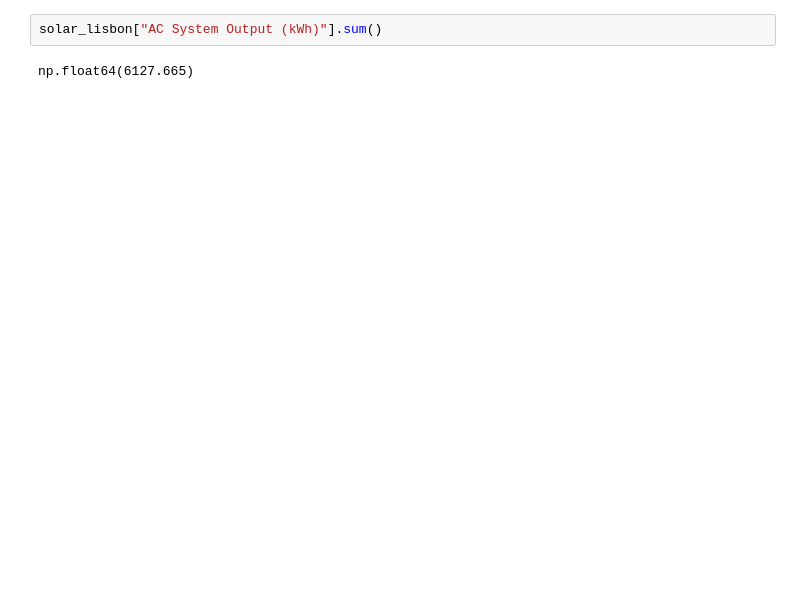
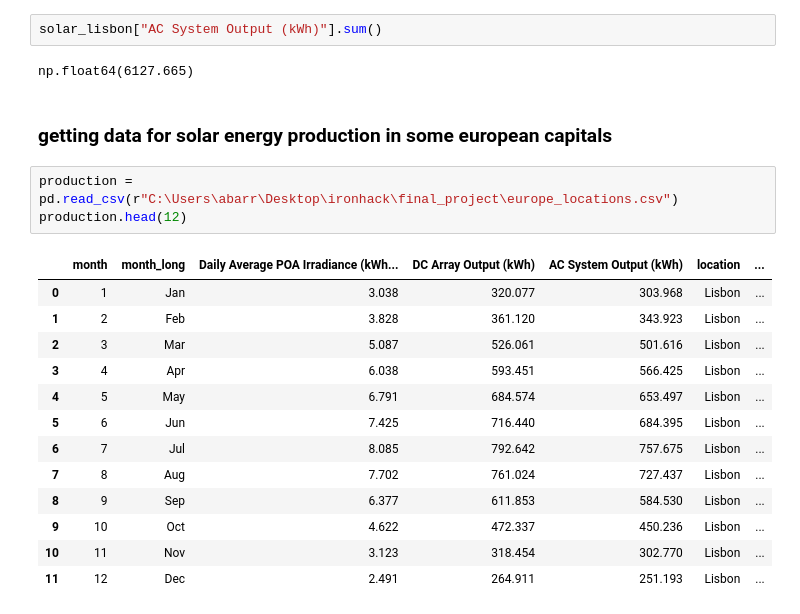
Before and after one commit to andrebarros6/solar-bitcoin, a Jupyter notebook: solar_bitcoin.ipynb, the cells around one changed output. Saved outputs shown, nothing was run; the diff lists cells and outputs as text; blank space fills up the shorter version.

Commit message:
added european capitals

```diff
--- a/solar_bitcoin.ipynb
+++ b/solar_bitcoin.ipynb
@@ -252,3 +250,22 @@ solar_lisbon
 solar_lisbon["AC System Output (kWh)"].sum()
 # %% [output]
 np.float64(6127.665)
+# %% [markdown]
+### getting data for solar energy production in some european capitals
+# %%
+production = pd.read_csv(r"C:\Users\abarr\Desktop\ironhack\final_project\europe_locations.csv")
+production.head(12)
+# %% [output]
+|  | month | month_long | Daily Average POA Irradiance (kWh... | DC Array Output (kWh) | AC System Output (kWh) | location | ... |
+| 0 | 1 | Jan | 3.038 | 320.077 | 303.968 | Lisbon | ... |
+| 1 | 2 | Feb | 3.828 | 361.120 | 343.923 | Lisbon | ... |
+| 2 | 3 | Mar | 5.087 | 526.061 | 501.616 | Lisbon | ... |
+| 3 | 4 | Apr | 6.038 | 593.451 | 566.425 | Lisbon | ... |
+| 4 | 5 | May | 6.791 | 684.574 | 653.497 | Lisbon | ... |
+| 5 | 6 | Jun | 7.425 | 716.440 | 684.395 | Lisbon | ... |
+| 6 | 7 | Jul | 8.085 | 792.642 | 757.675 | Lisbon | ... |
+| 7 | 8 | Aug | 7.702 | 761.024 | 727.437 | Lisbon | ... |
+| 8 | 9 | Sep | 6.377 | 611.853 | 584.530 | Lisbon | ... |
+| 9 | 10 | Oct | 4.622 | 472.337 | 450.236 | Lisbon | ... |
+| 10 | 11 | Nov | 3.123 | 318.454 | 302.770 | Lisbon | ... |
+| 11 | 12 | Dec | 2.491 | 264.911 | 251.193 | Lisbon | ... |
```
Also changed, not shown: parts of 36 cells of this notebook, 2 other files.
